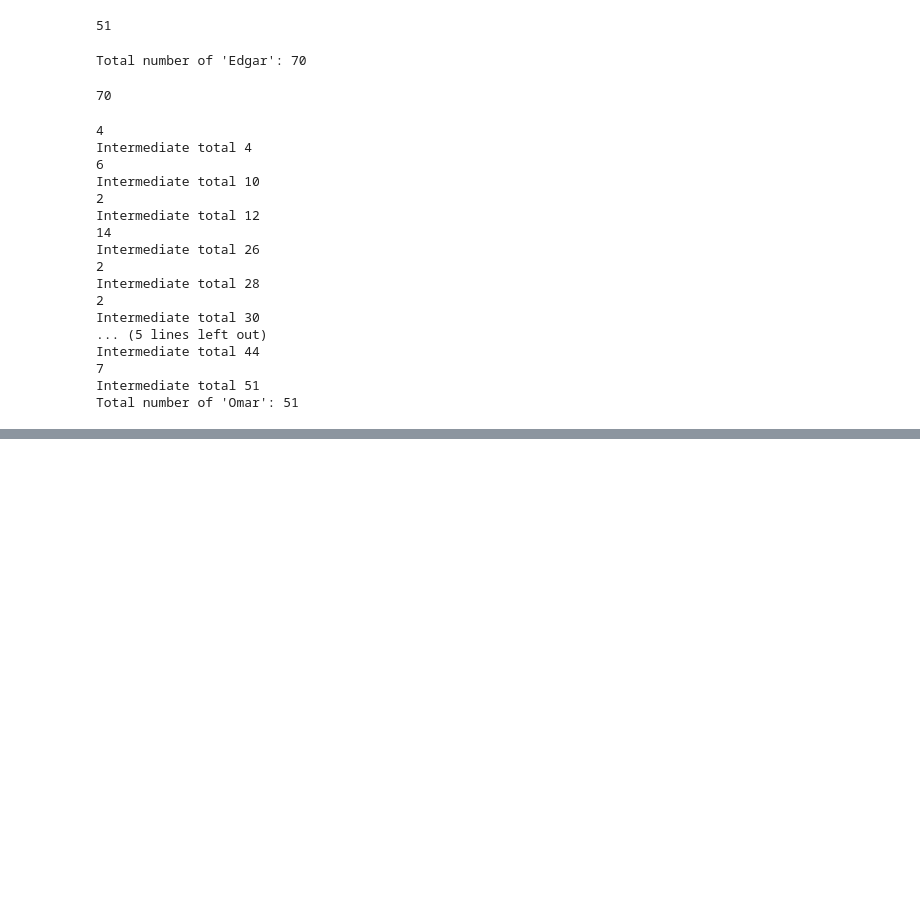
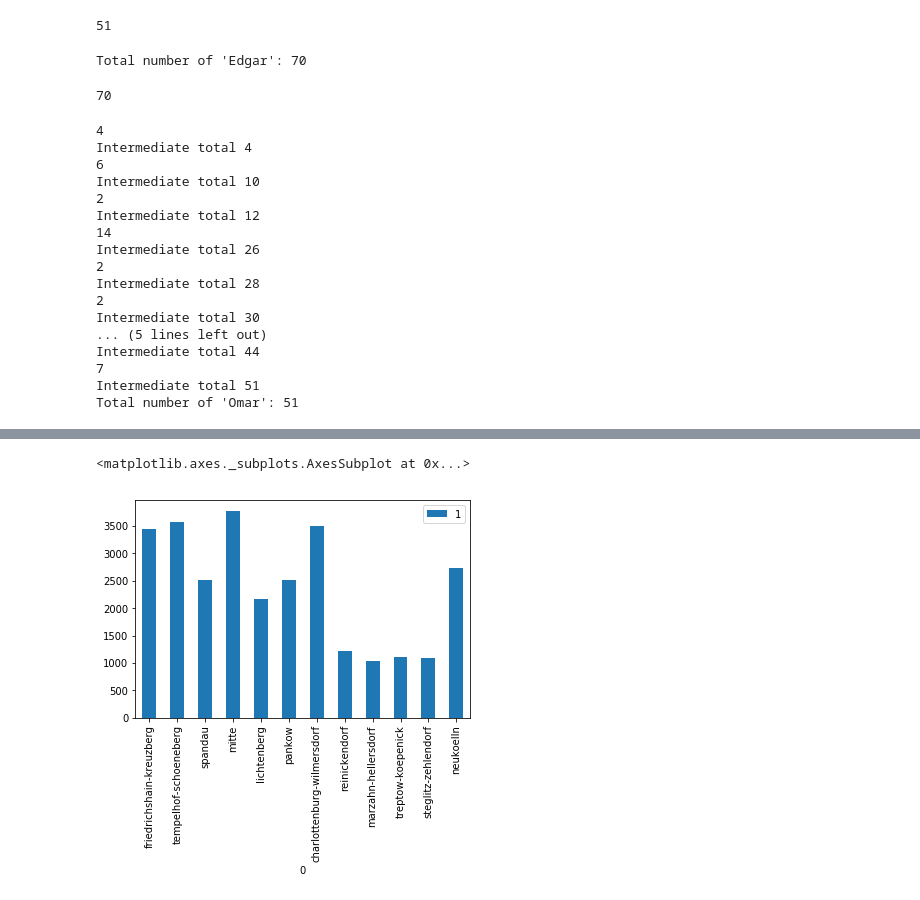
Before and after one commit to ReDI-School/data-analysis, a Jupyter notebook: class-3/Names_in_Berlin.ipynb, the cells around one changed output, grey strips where cells are left out. Cells and saved outputs as stored; diff of their text form; code cells hidden in the pictures; blank space fills up the shorter version.

```diff
--- a/class-3/Names_in_Berlin.ipynb
+++ b/class-3/Names_in_Berlin.ipynb
@@ -362,0 +448,3 @@ our_sum(42, 7)
+# %%
+all_ngb =all_ngb.unique()
+all_ngb
@@ -362,0 +456,8 @@ our_sum(42, 7)
+# %%
+def count_unique(ngb_name):
+    bn = berlin_names[berlin_names['bezirke'] == ngb_name]
+    bnvornames = bn['vorname']
+    just_unique = bnvornames.unique()
+    number_of_unique = len(just_unique)
+    #print('{} => {}'.format(ngb_name, number_of_unique))
+    return ngb_name, number_of_unique
@@ -362,0 +468,5 @@ our_sum(42, 7)
+# %%
+ngb = []
+
+for ngb_name in all_ngb:
+    ngb.append(count_unique(ngb_name))
@@ -362,0 +488,2 @@ our_sum(42, 7)
+# %%
+df_ngb = pd.DataFrame(ngb)
@@ -362,0 +553,5 @@ our_sum(42, 7)
+# %%
+df_ngb.plot.bar(x=df_ngb[0])
+# %% [output]
+<matplotlib.axes._subplots.AxesSubplot at 0x...>
+[figure, added]
```
Also changed, not shown: parts of 33 cells of this notebook, 1 other file.
